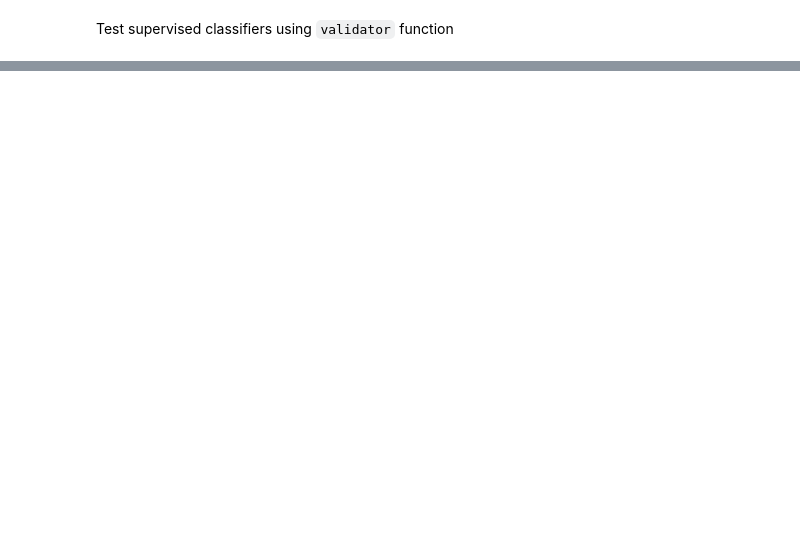
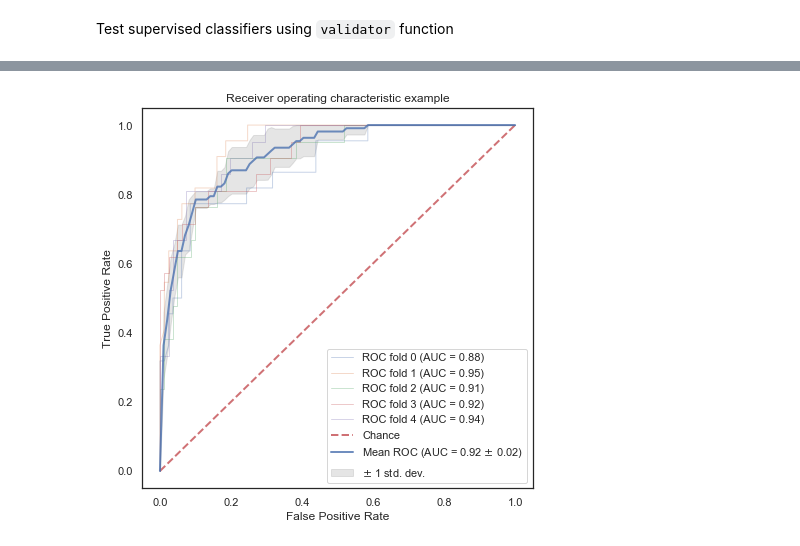
Before and after one commit to codyheiser/canb-ML, a Jupyter notebook: cross_val.ipynb, the cells around one changed output, grey strips where cells are left out. Drawn from its saved outputs; the diff is of its cells as text; code cells hidden in the pictures; blank space fills up the shorter version.

```diff
--- a/cross_val.ipynb
+++ b/cross_val.ipynb
@@ -84,6 +94,10 @@ Split 4: 0.8921568627450981
 # %%
 # random forest classifier
 rf = RandomForestClassifier(n_estimators=100, max_depth=10, random_state=0)
+# %%
+roc_kfold(clf=rf, X=vlbw_norm, y=labels, k=5)
+# %% [output]
+[figure, added]
 # %%
 validator(vlbw_splits, rf)
 # %% [output]
```
Also changed, not shown: parts of 20 cells of this notebook, 3 other files.
